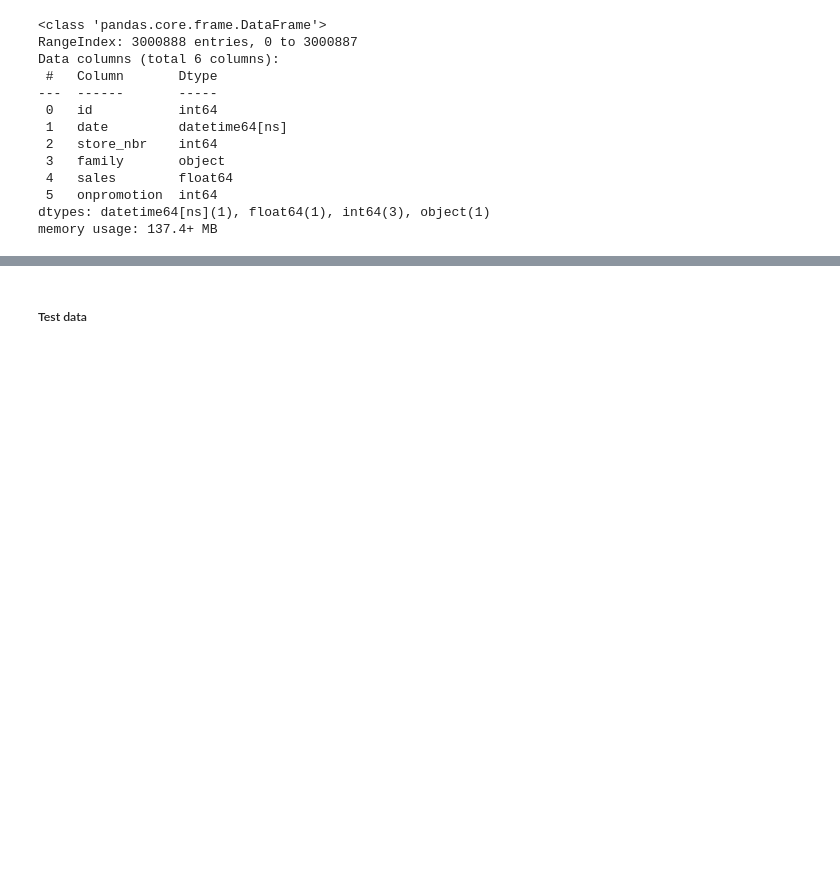
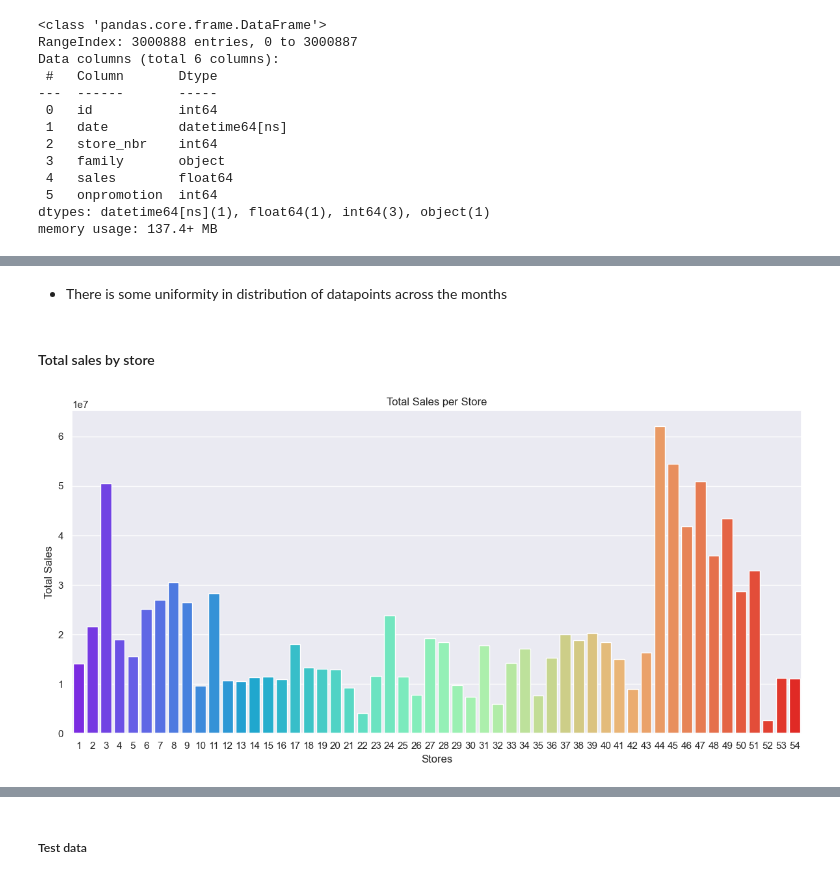
Before and after one commit to Azie88/ML-Regression-Project-Sales-Prediction, a Jupyter notebook: project_notebook.ipynb, the cells around one changed output, grey strips where cells are left out. Cells and saved outputs as stored; diff of their text form; code cells hidden in the pictures; blank space fills up the shorter version.

```diff
--- a/project_notebook.ipynb
+++ b/project_notebook.ipynb
@@ -213,0 +319,28 @@ memory usage: 137.4+ MB
+# %% [markdown]
+- There is some uniformity in distribution of datapoints across the months
+# %% [markdown]
+#### Total sales by store
+# %%
+# Filter rows where unit_sales > 0
+train = train[train['sales'] > 0]
+
+# Group by 'store_nbr' and calculate the sum of 'unit_sales'
+store_unit_sales = train.groupby('store_nbr')['sales'].sum().reset_index()
+
+# Set the figure size
+sns.set(rc={'figure.figsize': (12, 6)})
+
+# Create a barplot
+sns.barplot(x='store_nbr', y='sales', data=store_unit_sales, palette='rainbow')
+
+# Set titles and labels
+plt.title('Total Sales per Store')
+plt.xlabel('Stores')
+plt.ylabel('Total Sales')
+
+# Show the plot
+
+plt.tight_layout()
+plt.show()
+# %% [output]
+[figure, added]
```
Also changed, not shown: parts of 68 cells of this notebook.
